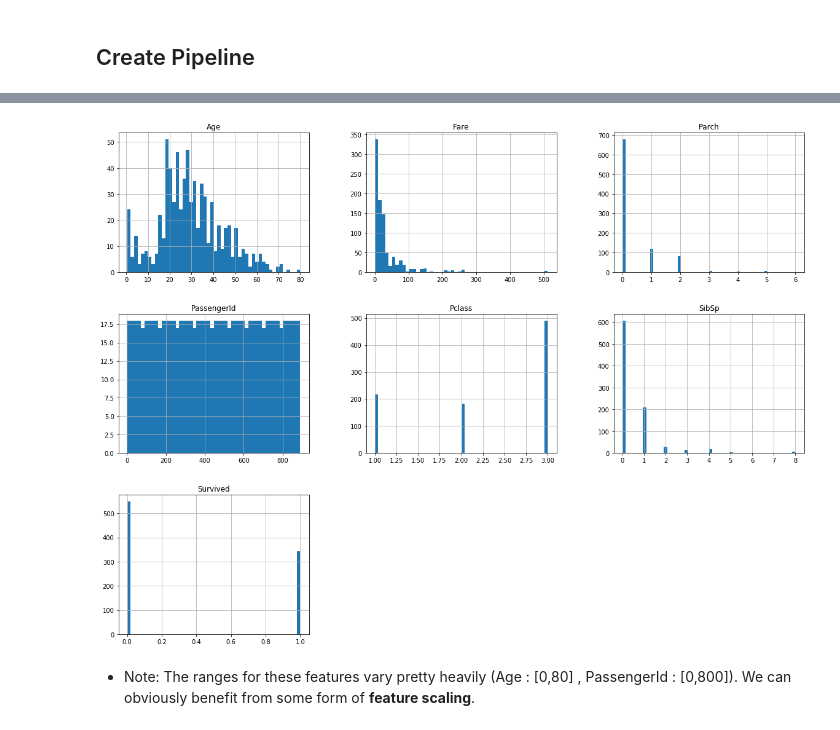
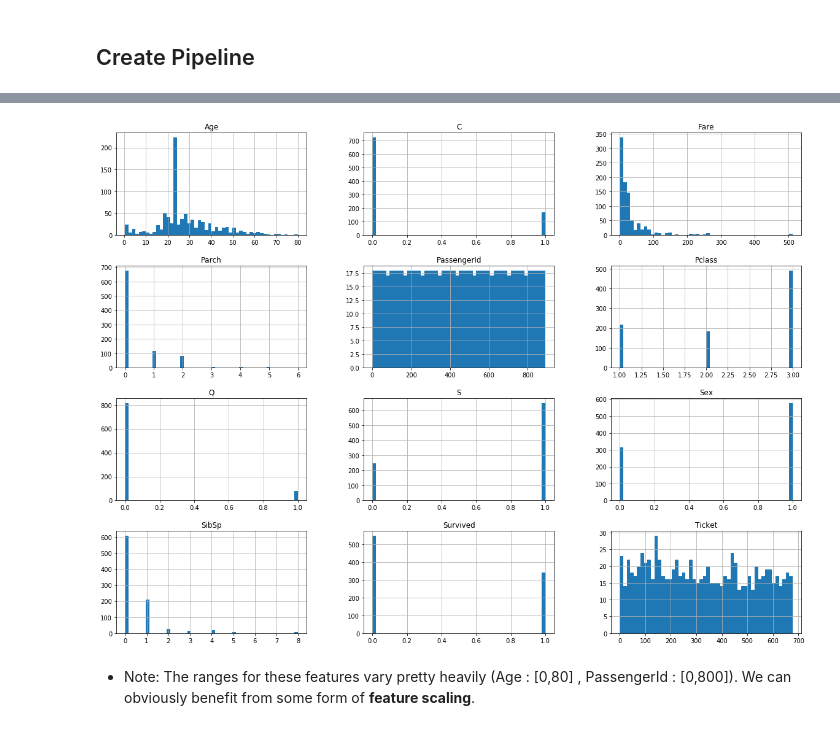
Before and after one commit to SergioMOrozco/The-Titanic, a Jupyter notebook: data_visualization.ipynb, the cells around one changed output, grey strips where cells are left out. Cells and saved outputs as stored; diff of their text form; code cells hidden in the pictures.

Commit message:
Learning how to use pipelines still

```diff
--- a/data_visualization.ipynb
+++ b/data_visualization.ipynb
@@ -41,10 +56,10 @@ import numpy as np
 
 embarked_pipeline = Pipeline([
     ('imputer', SimpleImputer(strategy="most_frequent", missing_values=np.nan)), ## gets most frequently used value and replaces nan's with that value
-    ('one_hot', test_encoder), ## one hot encodes this feature
+    ('one_hot', OneHotEncoder()), ## one hot encodes this feature
 ])
 
-sex_pipeline = Pipeline([
+cat_pipeline = Pipeline([
     ('imputer', SimpleImputer(strategy="most_frequent", missing_values=np.nan)), ## gets most frequently used value and replaces nan's with that value
     ('ordinal_encoder', OrdinalEncoder()),
 ])
@@ -53,9 +68,9 @@ from sklearn.compose import ColumnTransformer
 
 num_list = ['PassengerId','Pclass','Age','SibSp','Parch','Fare']
 preproccesor = ColumnTransformer([
-    ("numerical", SimpleImputer(strategy="most_frequent", missing_values=np.nan), num_list ), ## missing name, sex, ticket, cabin
+    ("numerical", SimpleImputer(strategy="most_frequent", missing_values=np.nan), num_list ),
     ("embarked", embarked_pipeline, ['Embarked'] ),
-    ("sex", sex_pipeline, ['Sex']),
+    ("cat", cat_pipeline, ['Sex','Ticket','Survived']),
 ])
-## Missing: 'Name','Ticket','Cabin','Survived'
+## Missing: 'Name','Cabin','Survived'
 preprocessed_titanic_data = preproccesor.fit_transform(titanic_data)
@@ -65,0 +85,2 @@ embarked_encoder.categories_
+# %%
+columns = num_list + preproccesor.transformers_[1][1][1].categories_[0].tolist() + ['Sex'] + ['Ticket'] + ['Survived']
@@ -65,0 +102,2 @@ embarked_encoder.categories_
+# %%
+preprocessed_titanic_data_df = pd.DataFrame(preprocessed_titanic_data,columns=columns)
@@ -66,9 +116,9 @@ embarked_encoder.categories_
 # %%
 import matplotlib.pyplot as plt
-titanic_data.hist(bins=50,figsize=(20,15))
+preprocessed_titanic_data_df.hist(bins=50,figsize=(20,15))
 plt.show()
 # %% [output]
-[figure, old version]
+[figure, new version]
 # %% [markdown]
 * Note: The ranges for these features vary pretty heavily (Age : [0,80] , PassengerId : [0,800]). We can obviously benefit from some form of **feature scaling**.
 # %% [markdown]
```
Also changed, not shown: parts of 9 cells of this notebook.
